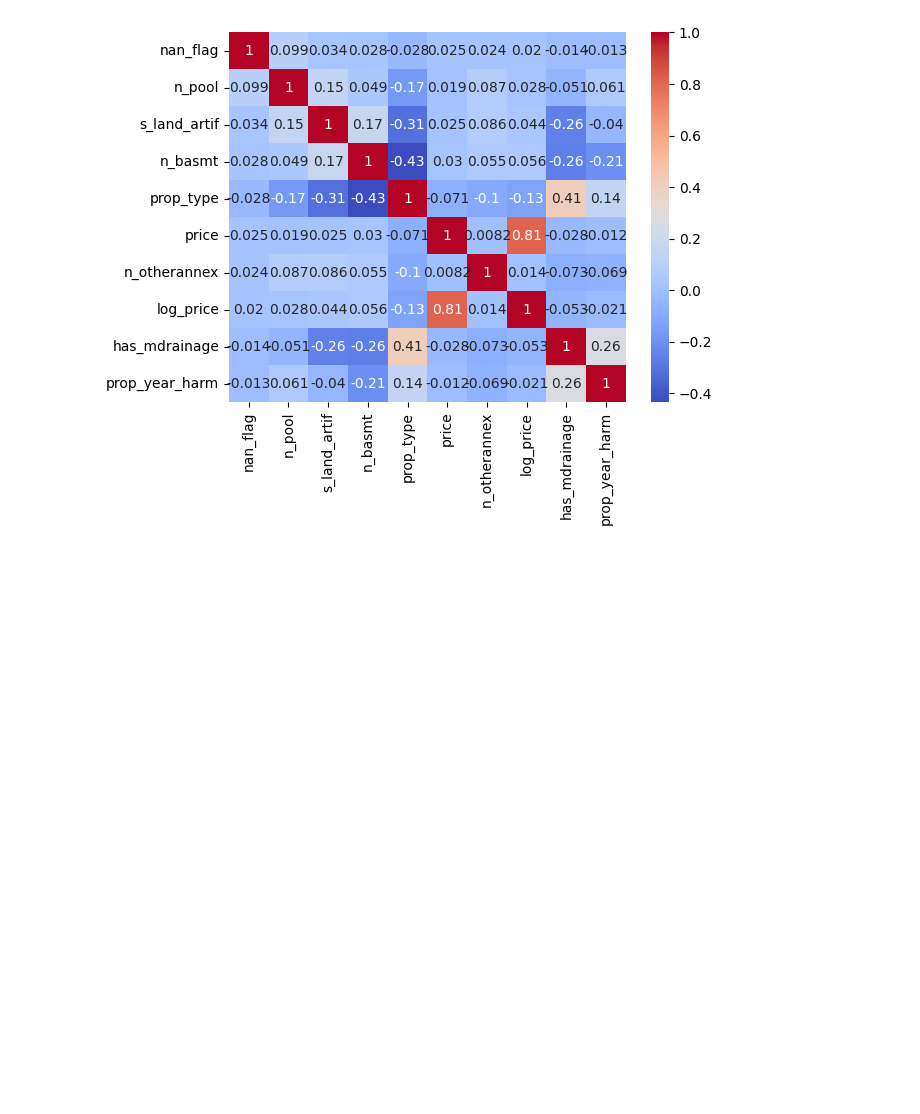
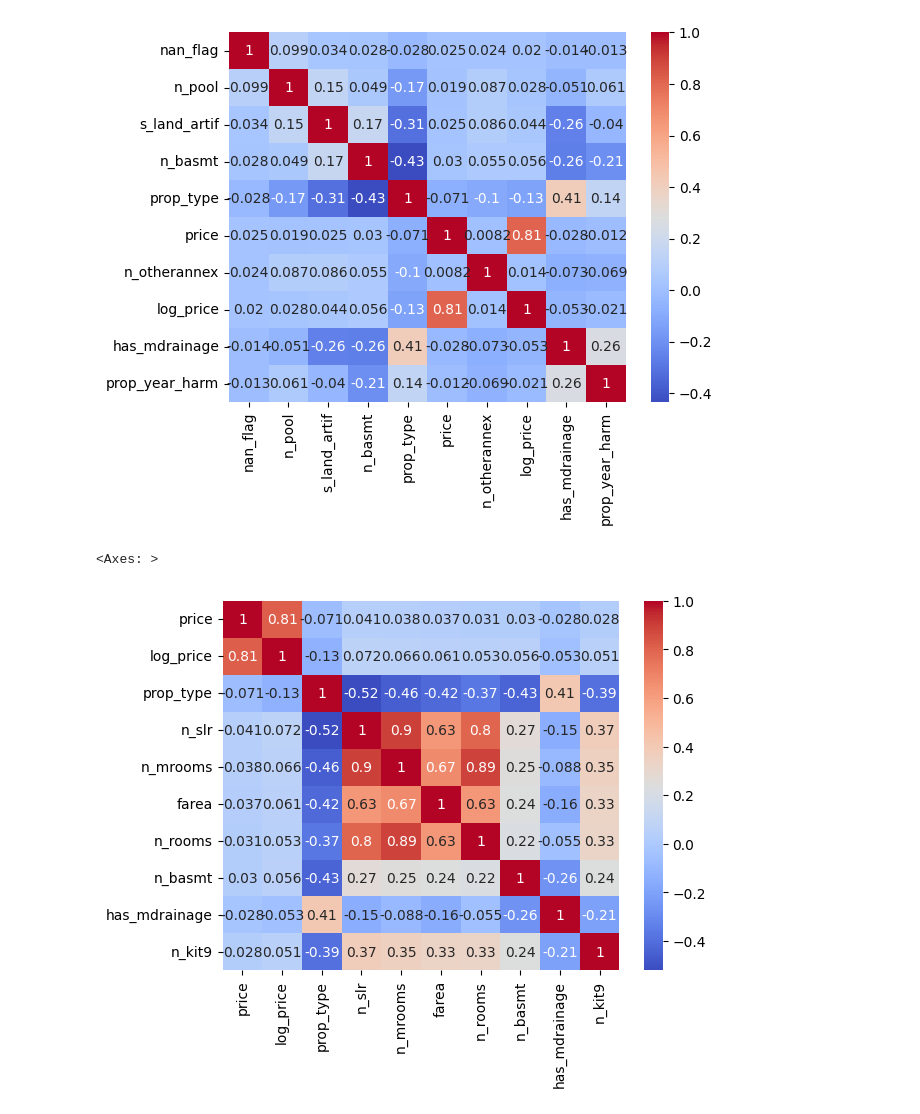
Before and after one commit to ruus77/FunathonDay1, a Jupyter notebook: EDA.ipynb, the cells around one changed output. Drawn from its saved outputs; the diff is of its cells as text; code cells hidden in the pictures; blank space fills up the shorter version.

```diff
--- a/EDA.ipynb
+++ b/EDA.ipynb
@@ -80,14 +81,17 @@ sns.heatmap(
 <Axes: >
 [figure]
 # %%
-corr = data.select_dtypes(include="number").corr("spearman").apply(np.abs)
+corr = data.select_dtypes(include="number").corr().apply(np.abs)
 
 corr_nan = corr["price"].sort_values(ascending=False)
 
 top_cols = corr_nan.abs().sort_values(ascending=False).head(10).index
 
 sns.heatmap(
     data=data[top_cols].corr(),
     annot=True,
     cmap="coolwarm"
 )
+# %% [output]
+<Axes: >
+[figure, added]
```
Also changed, not shown: parts of 5 cells of this notebook.
